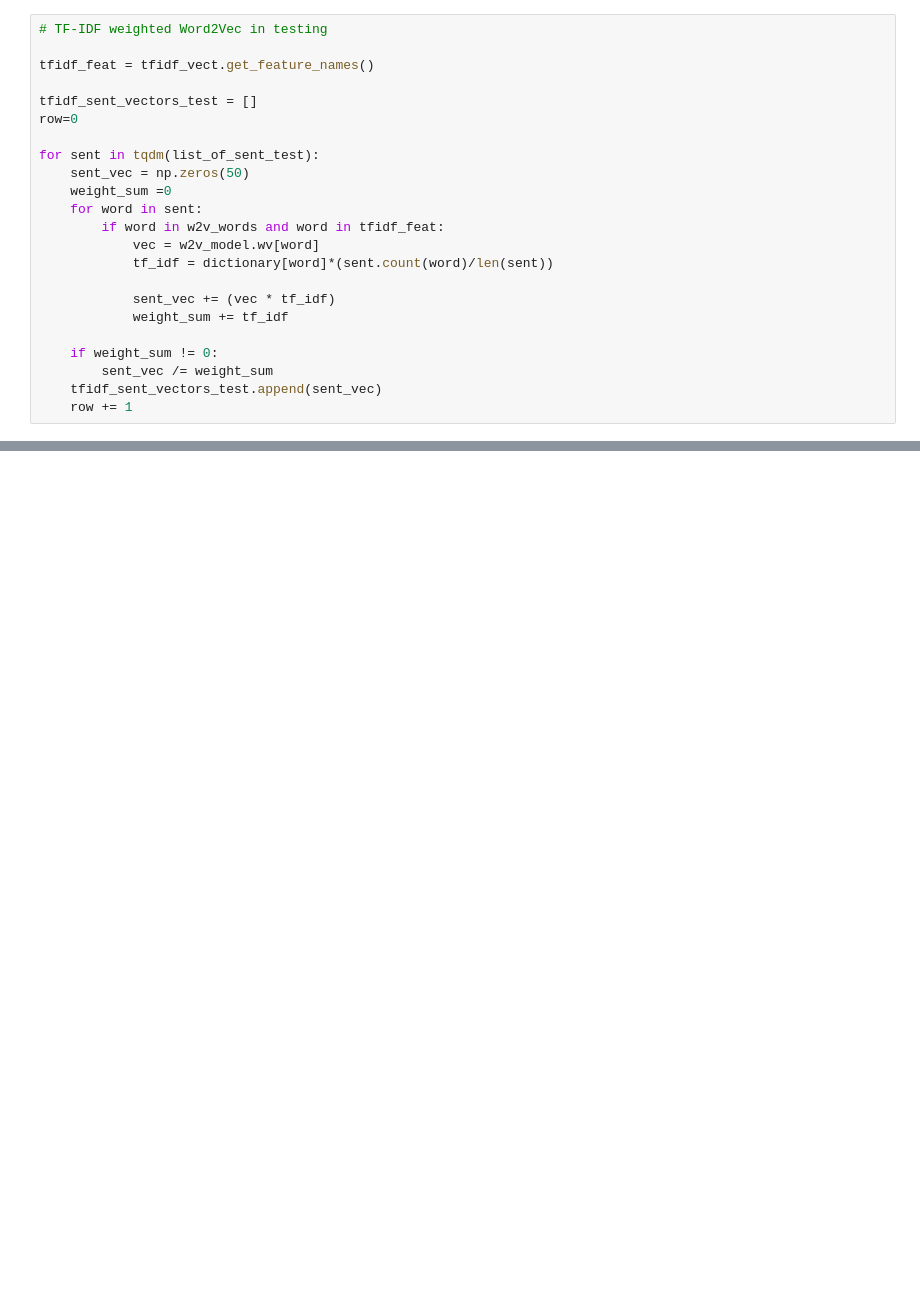
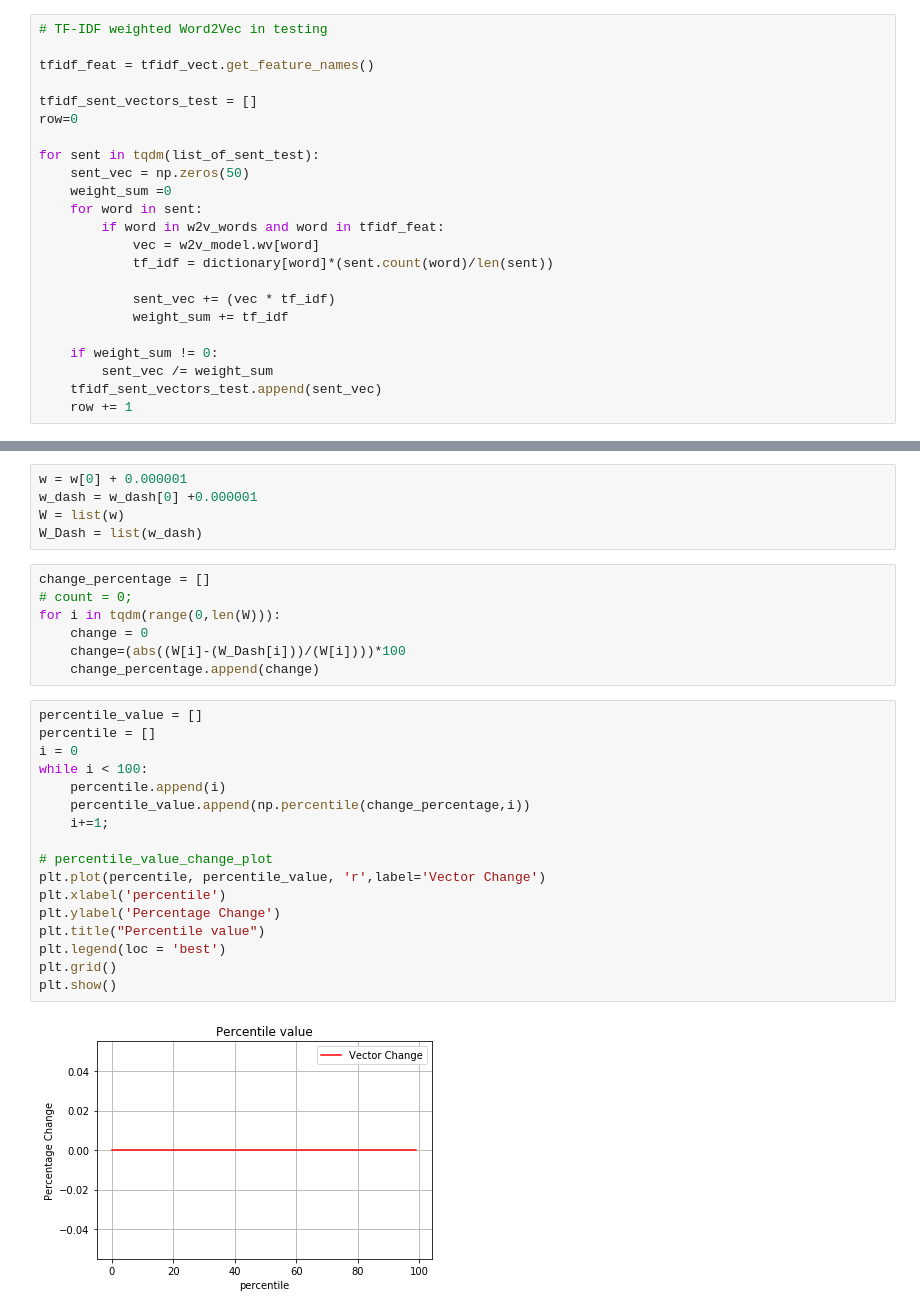
Before and after one commit to LIMON100/Amazon-Fine-Food-Reviews, a Jupyter notebook: LogisticRegression_on_Amazon_Fine_Food_Reviews.ipynb, the cells around one changed output, grey strips where cells are left out. Drawn from its saved outputs; the diff is of its cells as text; blank space fills up the shorter version.

```diff
--- a/LogisticRegression_on_Amazon_Fine_Food_Reviews.ipynb
+++ b/LogisticRegression_on_Amazon_Fine_Food_Reviews.ipynb
@@ -615,0 +762,31 @@ for sent in tqdm(list_of_sent_test):
+# %%
+w = w[0] + 0.000001
+w_dash = w_dash[0] +0.000001
+W = list(w)
+W_Dash = list(w_dash)
+# %%
+change_percentage = []
+# count = 0;
+for i in tqdm(range(0,len(W))):
+    change = 0
+    change=(abs((W[i]-(W_Dash[i]))/(W[i])))*100
+    change_percentage.append(change)
+# %%
+percentile_value = []
+percentile = []
+i = 0
+while i < 100:
+    percentile.append(i)
+    percentile_value.append(np.percentile(change_percentage,i))
+    i+=1;
+
+# percentile_value_change_plot
+plt.plot(percentile, percentile_value, 'r',label='Vector Change')
+plt.xlabel('percentile')
+plt.ylabel('Percentage Change')
+plt.title("Percentile value")
+plt.legend(loc = 'best')
+plt.grid()
+plt.show()
+# %% [output]
+[figure, added]
```
Also changed, not shown: parts of 58 cells of this notebook.
